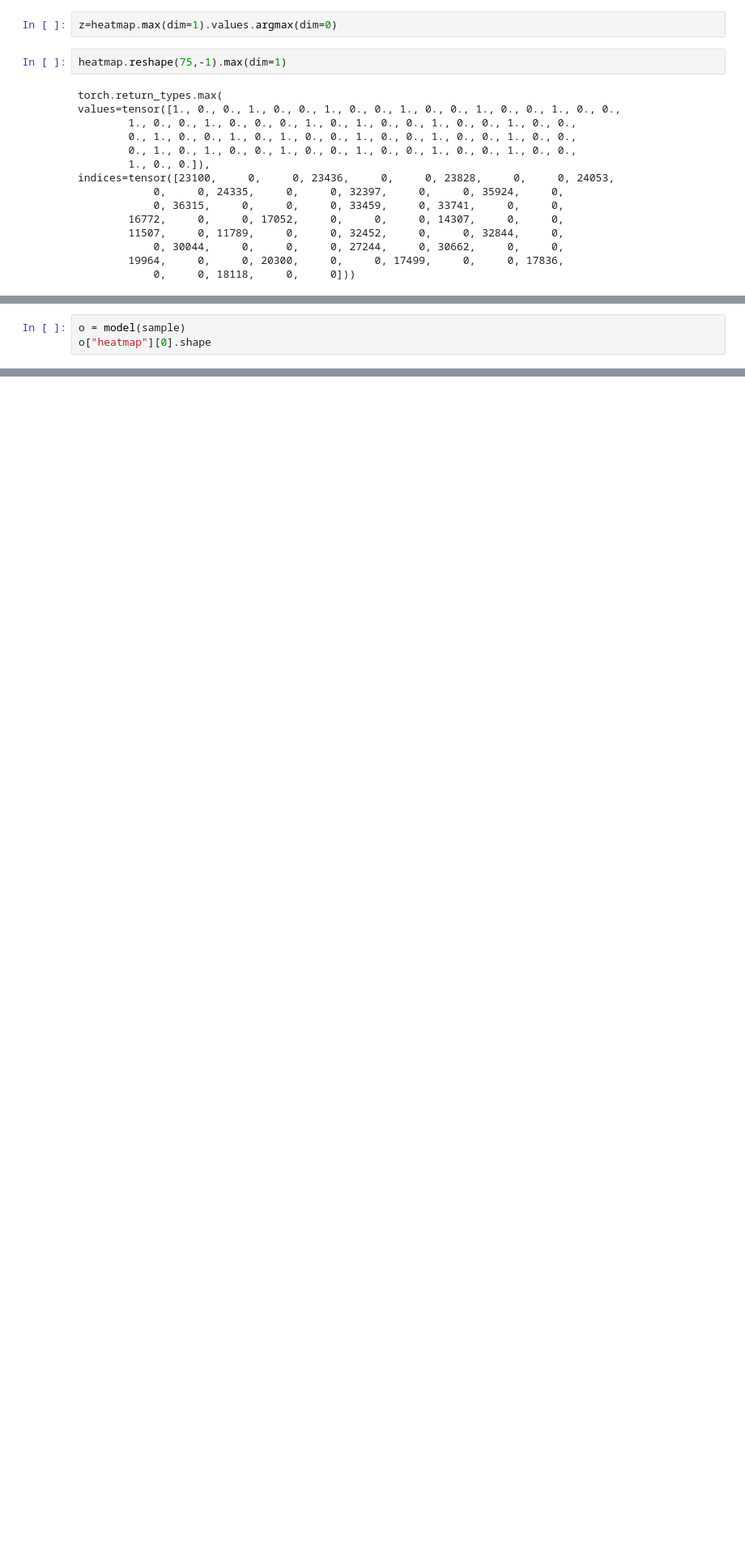
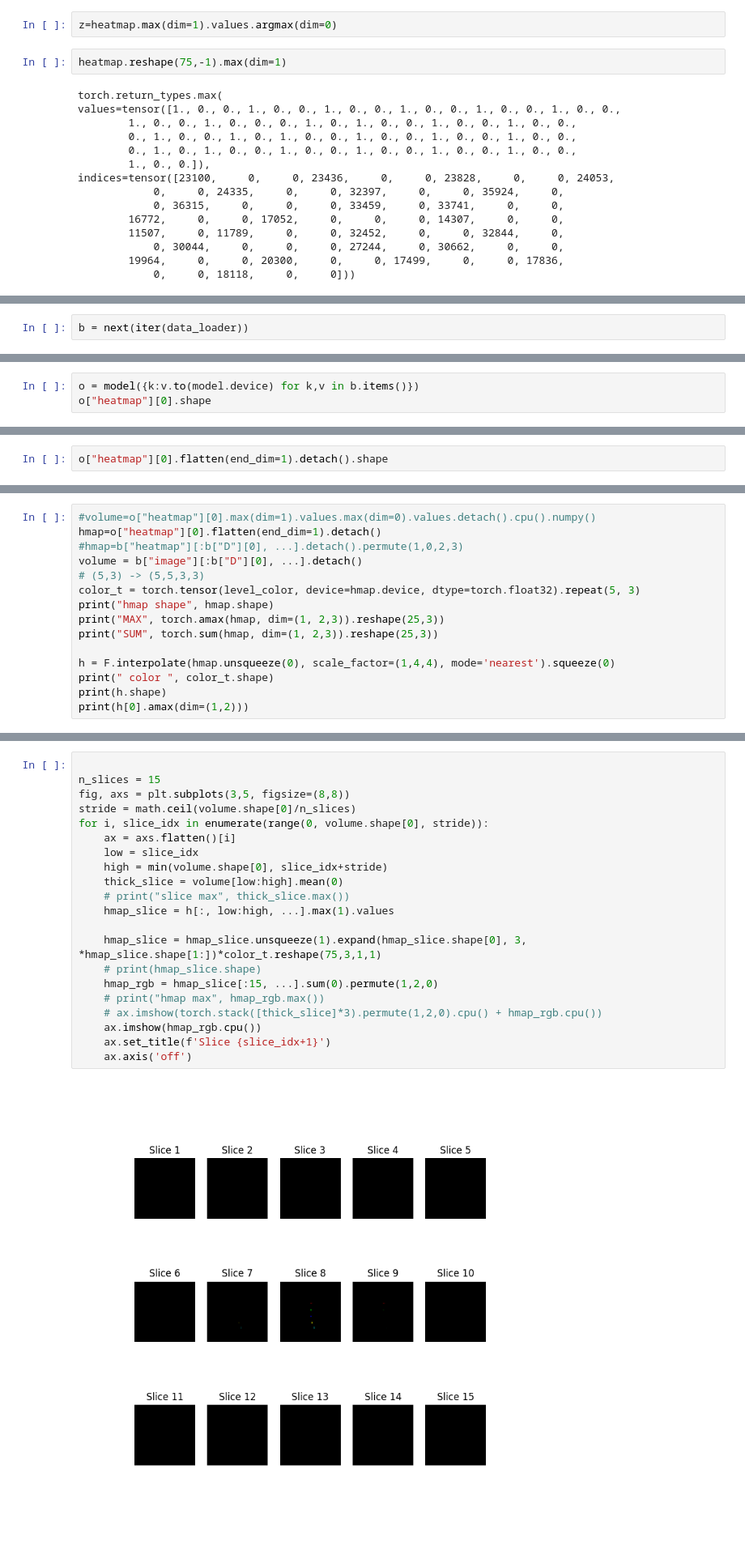
Before and after one commit to mkurtys/rsnaspine, a Jupyter notebook: viz_results.ipynb, the cells around one changed output, grey strips where cells are left out. Shown: that part at 81% size. Cells and saved outputs as stored; diff of their text form; blank space fills up the shorter version.

```diff
--- a/viz_results.ipynb
+++ b/viz_results.ipynb
@@ -125,0 +138,2 @@ data_loader = DataLoader(train_spine_dataset, batch_size=1, shuffle=False, colla
+# %%
+b = next(iter(data_loader))
@@ -125,0 +151,3 @@ data_loader = DataLoader(train_spine_dataset, batch_size=1, shuffle=False, colla
+# %%
+o = model({k:v.to(model.device) for k,v in b.items()})
+o["heatmap"][0].shape
@@ -126,4 +171,3 @@ data_loader = DataLoader(train_spine_dataset, batch_size=1, shuffle=False, colla
 # %%
-o = model(sample)
-o["heatmap"][0].shape
+o["heatmap"][0].flatten(end_dim=1).detach().shape
 # %% [output]
@@ -146,0 +199,15 @@ for i, slice_idx in enumerate(range(0, volume.shape[0], math.ceil(volume.shape[0
+# %%
+#volume=o["heatmap"][0].max(dim=1).values.max(dim=0).values.detach().cpu().numpy()
+hmap=o["heatmap"][0].flatten(end_dim=1).detach()
+#hmap=b["heatmap"][:b["D"][0], ...].detach().permute(1,0,2,3)
+volume = b["image"][:b["D"][0], ...].detach()
+# (5,3) -> (5,5,3,3)
+color_t = torch.tensor(level_color, device=hmap.device, dtype=torch.float32).repeat(5, 3)
+print("hmap shape", hmap.shape)
+print("MAX", torch.amax(hmap, dim=(1, 2,3)).reshape(25,3))
+print("SUM", torch.sum(hmap, dim=(1, 2,3)).reshape(25,3))
+
+h = F.interpolate(hmap.unsqueeze(0), scale_factor=(1,4,4), mode='nearest').squeeze(0)
+print(" color ", color_t.shape)
+print(h.shape)
+print(h[0].amax(dim=(1,2)))
@@ -146,0 +232,23 @@ for i, slice_idx in enumerate(range(0, volume.shape[0], math.ceil(volume.shape[0
+# %%
+
+n_slices = 15
+fig, axs = plt.subplots(3,5, figsize=(8,8))
+stride = math.ceil(volume.shape[0]/n_slices)
+for i, slice_idx in enumerate(range(0, volume.shape[0], stride)):
+    ax = axs.flatten()[i]
+    low = slice_idx
+    high = min(volume.shape[0], slice_idx+stride)
+    thick_slice = volume[low:high].mean(0)
+    # print("slice max", thick_slice.max())
+    hmap_slice = h[:, low:high, ...].max(1).values
+
+    hmap_slice = hmap_slice.unsqueeze(1).expand(hmap_slice.shape[0], 3, *hmap_slice.shape[1:])*color_t.reshape(75,3,1,1)
+    # print(hmap_slice.shape)
+    hmap_rgb = hmap_slice[:15, ...].sum(0).permute(1,2,0)
+    # print("hmap max", hmap_rgb.max())
+    # ax.imshow(torch.stack([thick_slice]*3).permute(1,2,0).cpu() + hmap_rgb.cpu())
+    ax.imshow(hmap_rgb.cpu())
+    ax.set_title(f'Slice {slice_idx+1}')
+    ax.axis('off')
+# %% [output]
+[figure, added]
```
Also changed, not shown: parts of 19 cells of this notebook, 12 other files.
